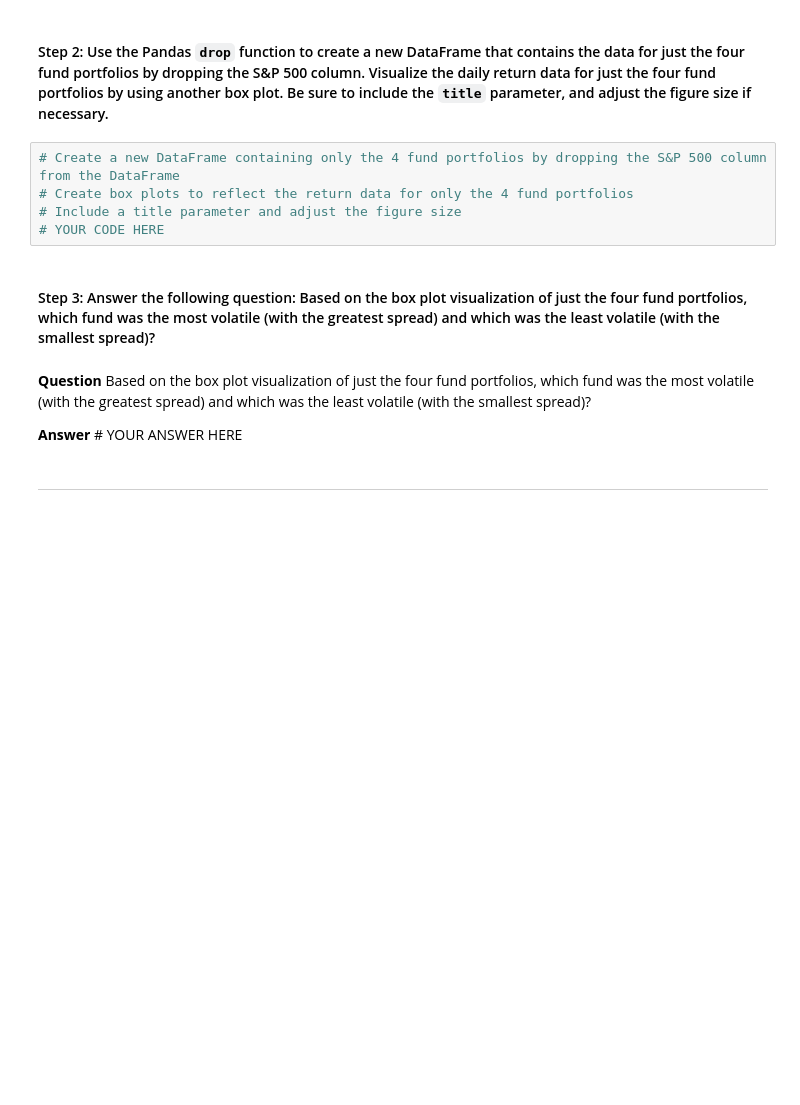
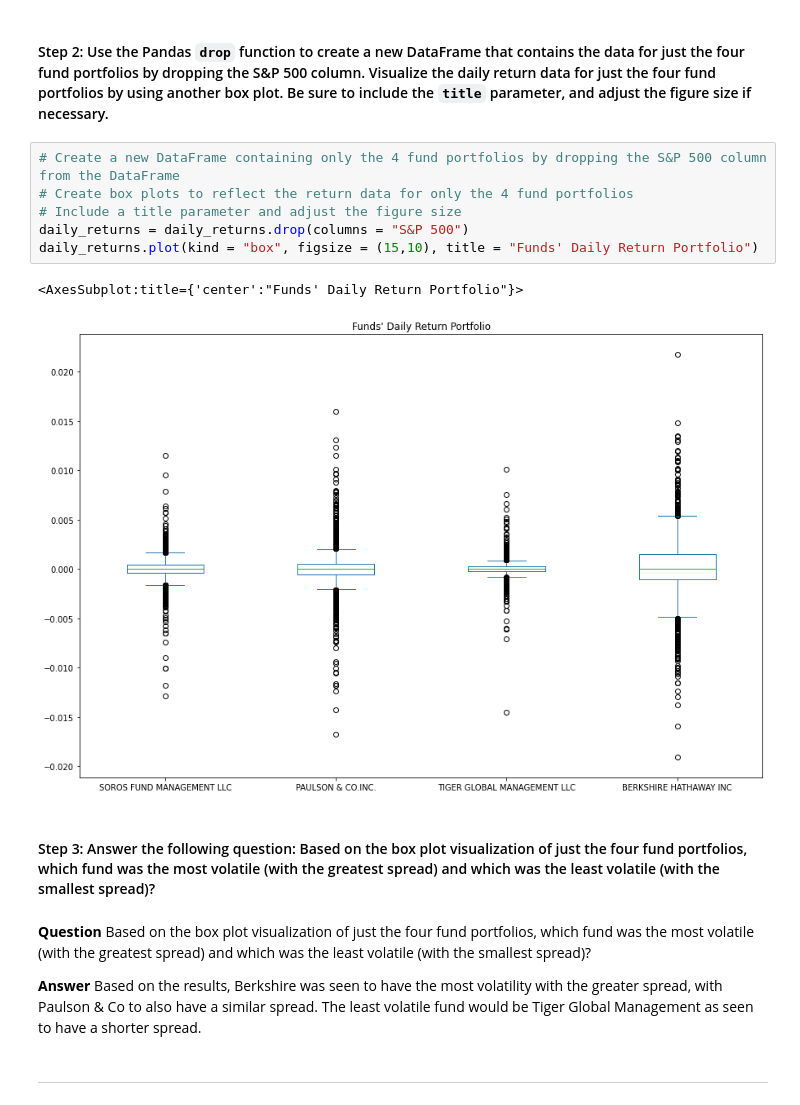
Before and after one commit to simonab57/Quantitative-Analysis, a Jupyter notebook: Quantitative Analysis/risk_return_analysis.ipynb, the cells around one changed output. Drawn from its saved outputs; the diff is of its cells as text; blank space fills up the shorter version.

```diff
--- a/Quantitative Analysis/risk_return_analysis.ipynb
+++ b/Quantitative Analysis/risk_return_analysis.ipynb
@@ -197,14 +208,18 @@ Analyze the volatility of each of the four fund portfolios and of the S&P 500 In
 # %%
 # Create a new DataFrame containing only the 4 fund portfolios by dropping the S&P 500 column from the DataFrame
 # Create box plots to reflect the return data for only the 4 fund portfolios
 # Include a title parameter and adjust the figure size
-# YOUR CODE HERE
+daily_returns = daily_returns.drop(columns = "S&P 500")
+daily_returns.plot(kind = "box", figsize = (15,10), title = "Funds' Daily Return Portfolio")
+# %% [output]
+<AxesSubplot:title={'center':"Funds' Daily Return Portfolio"}>
+[figure, added]
 # %% [markdown]
 #### Step 3: Answer the following question: Based on the box plot visualization of just the four fund portfolios, which fund was the most volatile (with the greatest spread) and which was the least volatile (with the smallest spread)?
 # %% [markdown]
 **Question** Based on the box plot visualization of just the four fund portfolios, which fund was the most volatile (with the greatest spread) and which was the least volatile (with the smallest spread)?
 
-**Answer** # YOUR ANSWER HERE
+**Answer** Based on the results, Berkshire was seen to have the most volatility with the greater spread, with Paulson & Co to also have a similar spread. The least volatile fund would be Tiger Global Management as seen to have a shorter spread.
 # %% [markdown]
 ---
 # %% [markdown]
```
Also changed, not shown: parts of 3 cells of this notebook.
